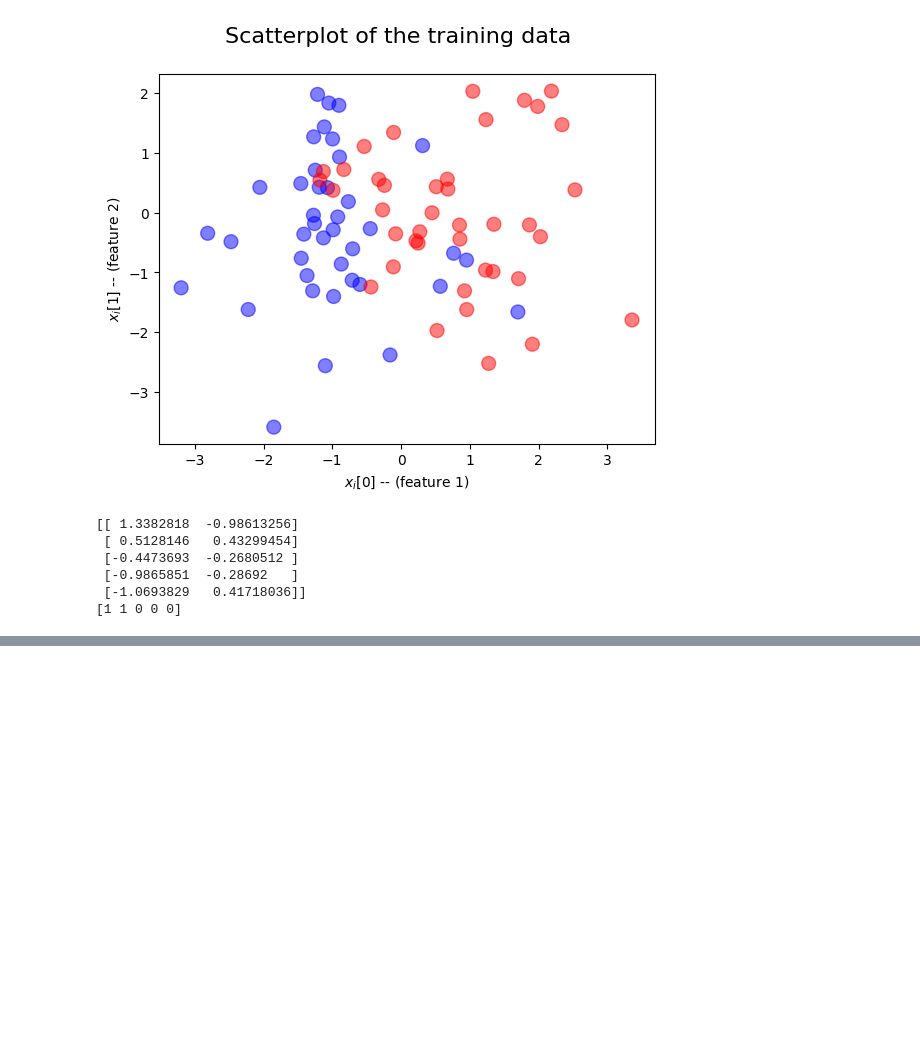
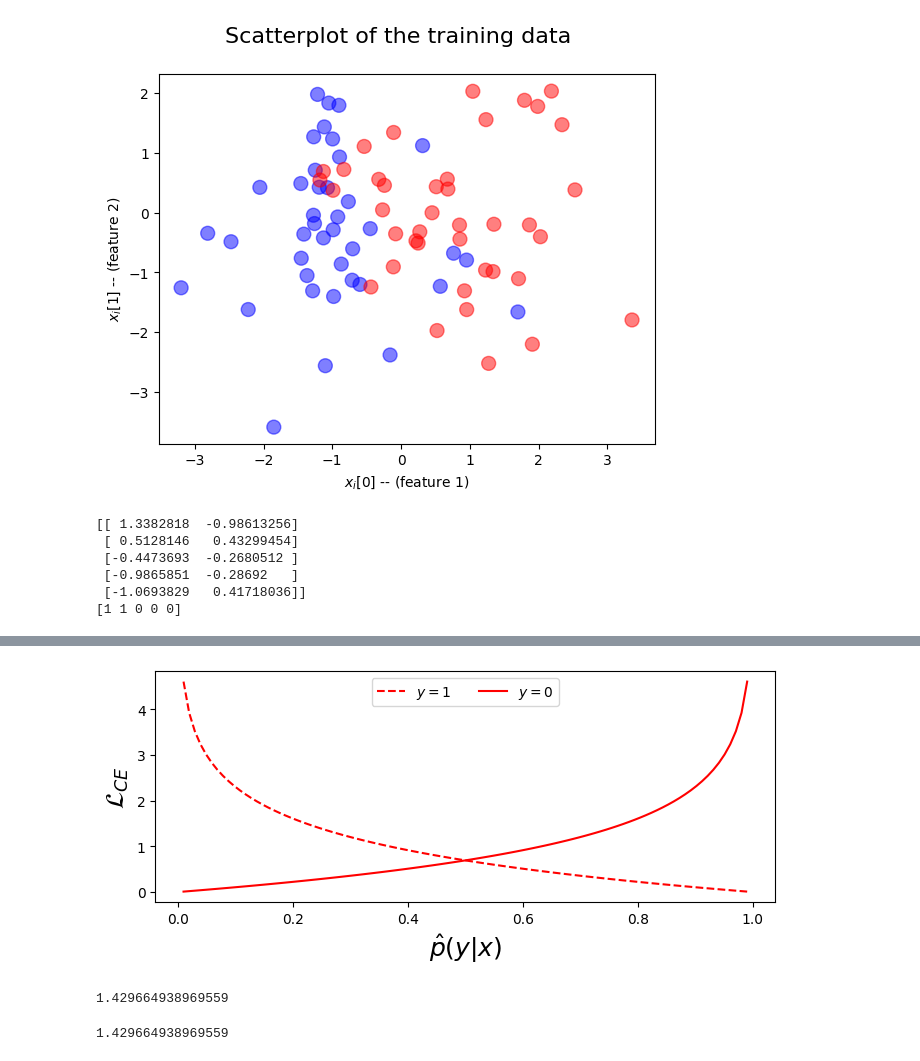
Before and after one commit to ayseberfinozcubuk/Microsoft-AI-course-for-beginners, a Jupyter notebook: 3-NeuralNetworks/04-OwnFramework/OwnFramework.ipynb, the cells around one changed output, grey strips where cells are left out. Cells and saved outputs as stored; diff of their text form; code cells hidden in the pictures; blank space fills up the shorter version.

```diff
--- a/3-NeuralNetworks/04-OwnFramework/OwnFramework.ipynb
+++ b/3-NeuralNetworks/04-OwnFramework/OwnFramework.ipynb
@@ -66,0 +152,76 @@ def plot_loss_functions(suptitle, functions, ylabels, xlabel):
+# %%
+#Cross-Entropy Loss
+# Cross-entropy measures the dissimilarity between the predicted probabilities of the model and the true (target) probabilities
+
+def cross_ent(prediction, ground_truth):
+    t = 1 if ground_truth > 0.5 else 0
+    return -t * np.log(prediction) - (1 - t) * np.log(1 - prediction)
+# %%
+def plot_cross_ent():
+    p = np.linspace(0.01, 0.99, 101) # estimated probability p(y|x)
+    cross_ent_v = np.vectorize(cross_ent)
+    f3, ax = plt.subplots(1,1, figsize=(8, 3))
+
+    # probabilities (p)
+    # the true class labels (1 and 0) (actual or correct label of a data sample in a dataset.)
+    l1, = plt.plot(p, cross_ent_v(p, 1), 'r--') # 'r--' specifies the style of the plot, where 'r' represents the color red and '--' represents a dashed line.
+    l2, = plt.plot(p, cross_ent_v(p, 0), 'r-')  #  'r-' will create a plot with a solid red line.
+
+    plt.legend([l1, l2], ['$y = 1$', '$y = 0$'], loc = 'upper center', ncol = 2)
+    plt.xlabel('$\hat{p}(y|x)$', size=18)   # A mathematical expression representing the conditional probability of y given x,
+                                            # The hat symbol \hat{} indicates that it is an estimate or prediction of the probability.
+    plt.ylabel('$\mathcal{L}_{CE}$', size=18)   # Sets the y-axis label of the plot to be the mathematical expression representing the cross-entropy loss.
+    plt.show()
+
+plot_cross_ent()
+# %% [output]
+[figure, added]
+# %%
+# Cross-entropy loss will be defined again as a separate layer,
+# but forward function will have two input values:  output of the previous layers of the network p
+#                                                   the expected class y
+
+"""
+example:
+
+p = array(
+        [[0.8, 0.1, 0.1],
+        [0.2, 0.7, 0.1],
+        [0.3, 0.2, 0.5],
+        [0.1, 0.3, 0.6]])
+
+y = array([0, 2, 1, 2])
+
+index 0, the true class label is 0, so p_of_y[0] will be p[0, 0] = 0.8.
+index 1, the true class label is 2, so p_of_y[1] will be p[1, 2] = 0.1.
+index 2, the true class label is 1, so p_of_y[2] will be p[2, 1] = 0.2.
+index 3, the true class label is 2, so p_of_y[3] will be p[3, 2] = 0.6.
+
+p_of_y = array([0.8, 0.1, 0.2, 0.6])
+
+"""
+
+class CrossEntropyLoss:
+    def forward(self,p,y):
+        self.p = p
+        self.y = y
+        p_of_y = p[np.arange(len(y)), y]
+        log_prob = np.log(p_of_y)
+        return -log_prob.mean()     # Thus after calculating cross-entropy loss for each individual component of the input vector,
+                                    # we need to average (or add) all components together
+
+cross_ent_loss = CrossEntropyLoss()
+p = softmax.forward(net.forward(train_x[0:10]))
+cross_ent_loss.forward(p,train_labels[0:10])
+# %% [output]
+1.429664938969559
+# %%
+# Computational Graph
+# Composition of different layers can be represented as computational graph.
+
+z = net.forward(train_x[0:10])
+p = softmax.forward(z)
+loss = cross_ent_loss.forward(p,train_labels[0:10])
+print(loss)
+# %% [output]
+1.429664938969559
```
Also changed, not shown: parts of 11 cells of this notebook.
